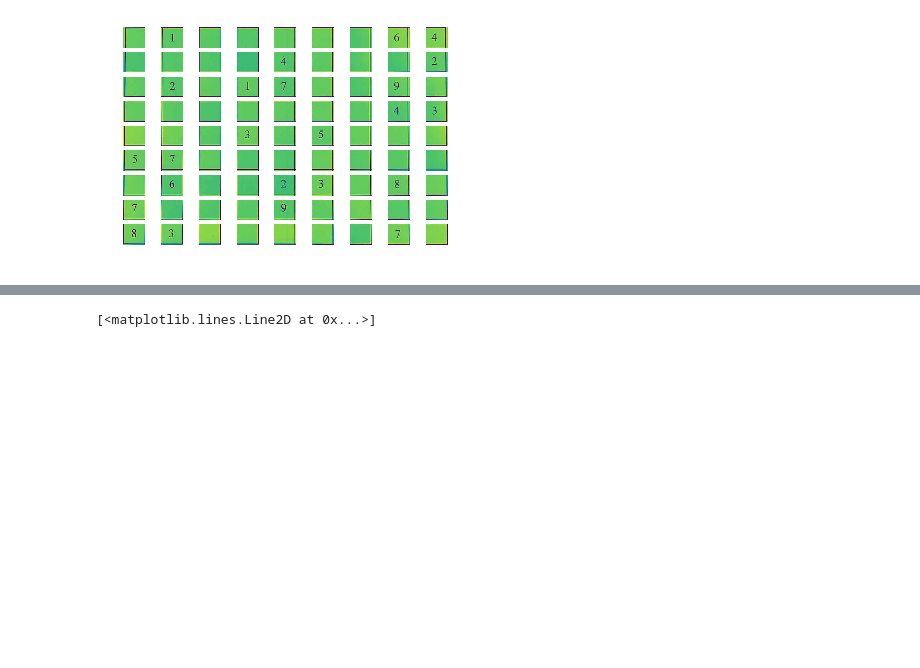
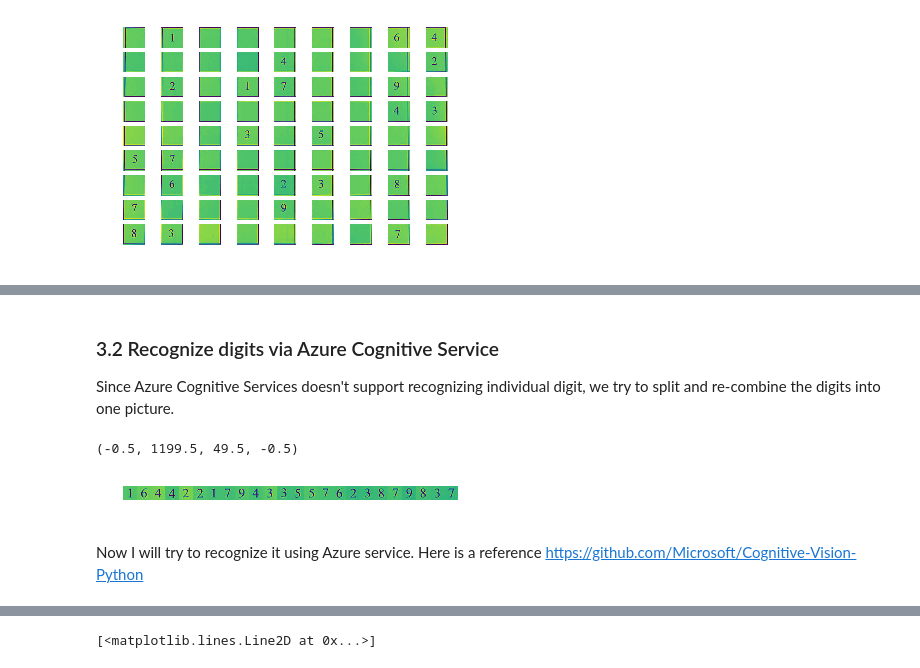
Before and after one commit to mydmdm/sudoku, a Jupyter notebook: notebook/ipwebcam.ipynb, the cells around one changed output, grey strips where cells are left out. Saved outputs shown, nothing was run; the diff lists cells and outputs as text; code cells hidden in the pictures; blank space fills up the shorter version.

Commit message:
cognitive service version'

```diff
--- a/notebook/ipwebcam.ipynb
+++ b/notebook/ipwebcam.ipynb
@@ -110,0 +165,14 @@ for i in list(range(9)):
+# %% [markdown]
+### 3.2 Recognize digits via Azure Cognitive Service
+Since Azure Cognitive Services doesn't support recognizing individual digit, we try to split and re-combine the digits into one picture.
+# %%
+img_all_digits = np.concatenate([img_mdl[i][j] for i in range(9) for j in range(9) if not flagEmpty[i][j]], axis=1)
+cv2.imwrite('all_digits.jpg', img_all_digits)
+_ = plt.imshow(img_all_digits)
+plt.axis('off')
+# %% [output]
+(-0.5, 1199.5, 49.5, -0.5)
+[figure, added]
+# %% [markdown]
+Now I will try to recognize it using Azure service. Here is a reference
+https://github.com/Microsoft/Cognitive-Vision-Python
```
Also changed, not shown: parts of 27 cells of this notebook.
